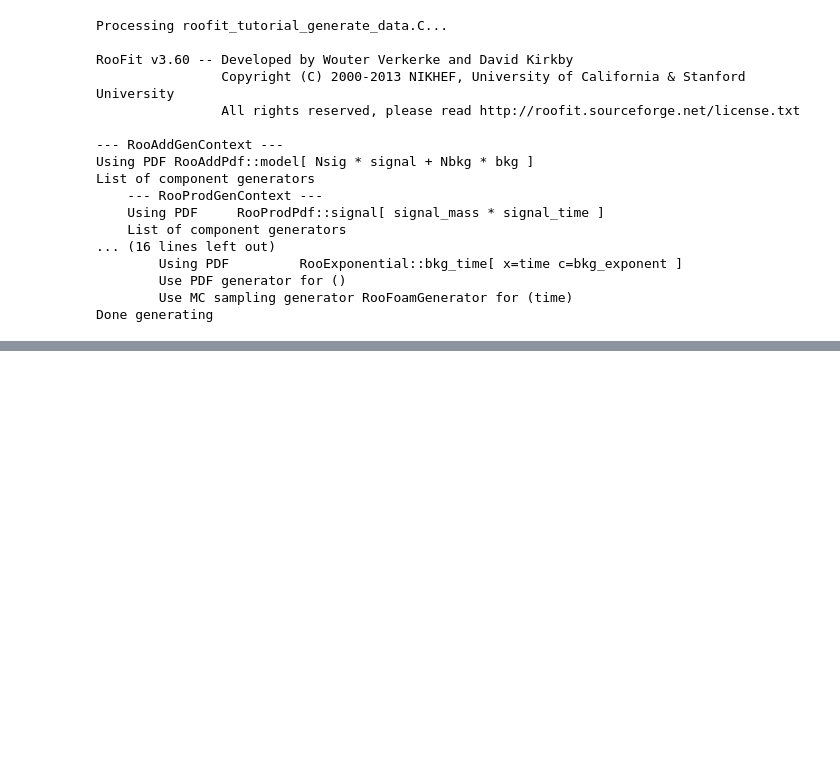
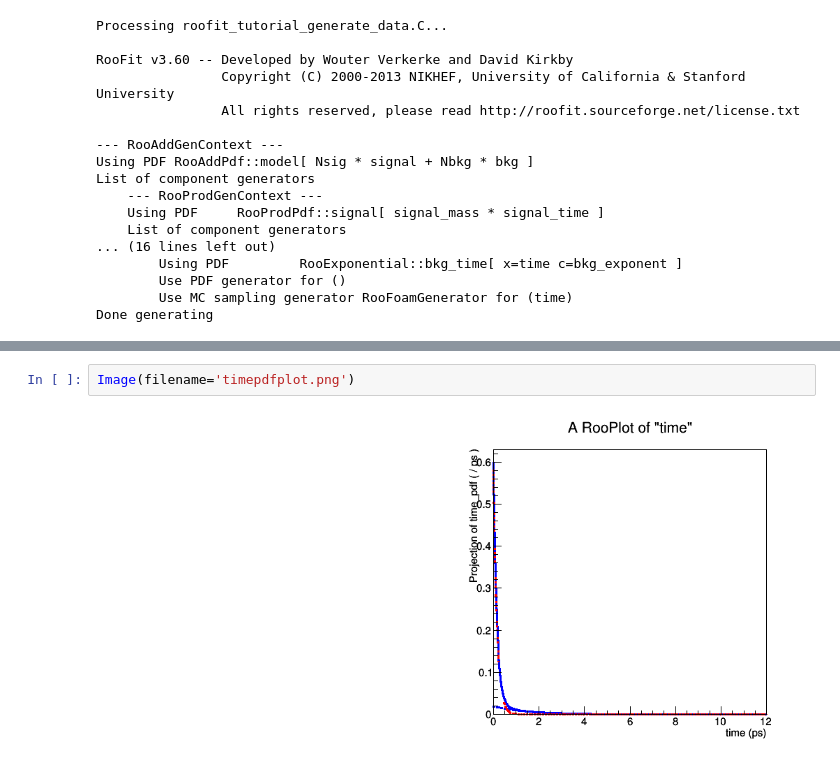
Before and after one commit to cofitzpa/roofit_tutorial_solutions, a Jupyter notebook: Tutorial.ipynb, the cells around one changed output, grey strips where cells are left out. Saved outputs shown, nothing was run; the diff lists cells and outputs as text; blank space fills up the shorter version.

```diff
--- a/Tutorial.ipynb
+++ b/Tutorial.ipynb
@@ -27,0 +126,4 @@ Done generating
+# %%
+Image(filename='timepdfplot.png')
+# %% [output]
+[figure, added]
```
Also changed, not shown: parts of 15 cells of this notebook.
